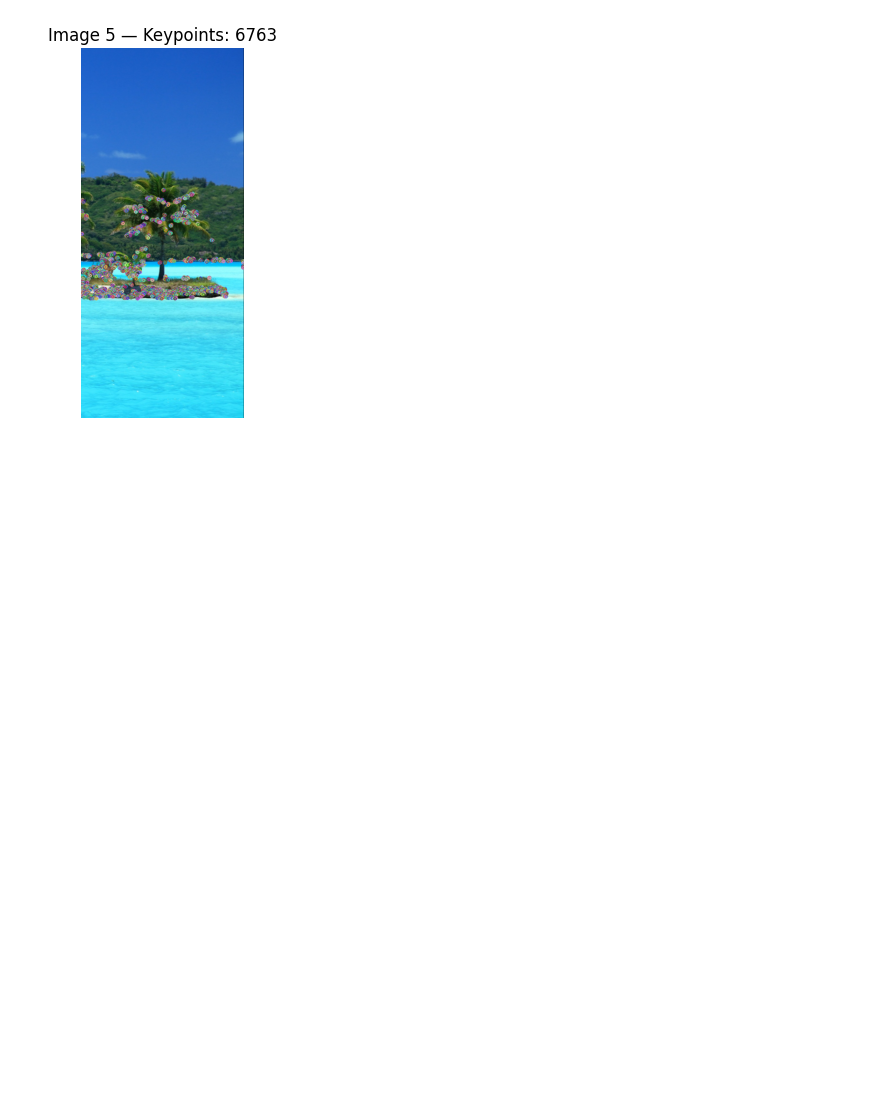
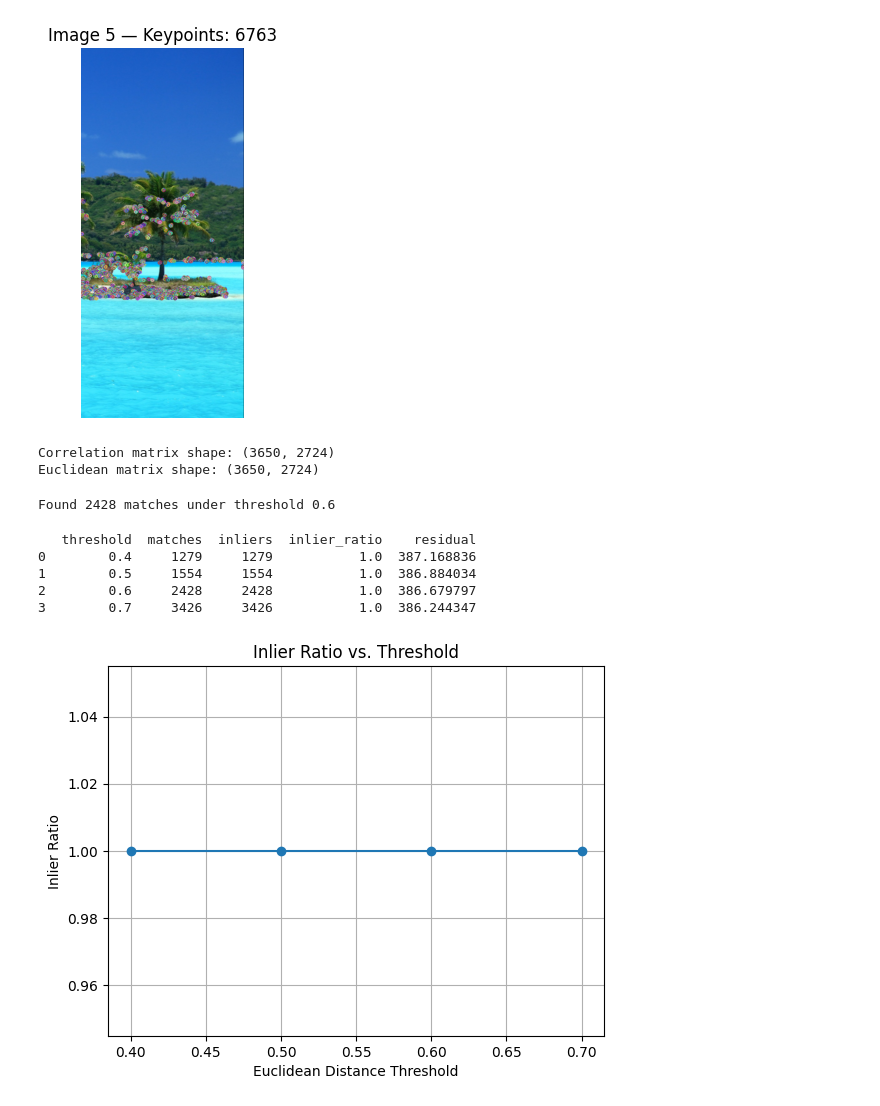
Before and after one commit to R0Njd/Data_Sc, a Jupyter notebook: image stitching/image_stitching.ipynb, the cells around one changed output. Drawn from its saved outputs; the diff is of its cells as text; code cells hidden in the pictures; blank space fills up the shorter version.

Commit message:
euclidean distance

```diff
--- a/image stitching/image_stitching.ipynb
+++ b/image stitching/image_stitching.ipynb
@@ -201,0 +213,22 @@ Processing image 5...
+# %%
+desc1 = sift_descs_all[0]
+desc2 = sift_descs_all[1]
+
+corr_matrix = compute_normalized_correlation(desc1, desc2)
+euclid_matrix = compute_normalized_euclidean(desc1, desc2)
+
+print("Correlation matrix shape:", corr_matrix.shape)
+print("Euclidean matrix shape:", euclid_matrix.shape)
+# %% [output]
+Correlation matrix shape: (3650, 2724)
+Euclidean matrix shape: (3650, 2724)
+# %%
+# For each row (descriptor in image 1), find the index of the smallest distance in image 2
+best_match_indices = np.argmin(euclid_matrix, axis=1)  # shape = (num_desc1,)
+best_match_scores = np.min(euclid_matrix, axis=1)
+# %%
+threshold = 0.6
+matches = [(i, j) for i, (j, score) in enumerate(zip(best_match_indices, best_match_scores)) if score < threshold]
+print(f"Found {len(matches)} matches under threshold {threshold}")
+# %% [output]
+Found 2428 matches under threshold 0.6
@@ -201,0 +273,45 @@ Processing image 5...
+# %%
+from skimage.measure import ransac
+
+thresholds = [0.4, 0.5, 0.6, 0.7]
+results = []
+
+for th in thresholds:
+    matches = [(i, j) for i, (j, d) in enumerate(zip(np.argmin(euclid_matrix, axis=1),
+                                                     np.min(euclid_matrix, axis=1))) if d < th]
+
+    if len(matches) < 3:
+        continue  # Can't run RANSAC on < 3 matches
+
+    # Run RANSAC on these matches (you'll implement this in Step 5)
+    inliers, affine_matrix, residual = run_ransac(matches, sift_kps_all[0], sift_kps_all[1])
+
+    # Log stats
+    results.append({
+        'threshold': th,
+        'matches': len(matches),
+        'inliers': len(inliers),
+        'inlier_ratio': len(inliers)/len(matches),
+        'residual': residual
+    })
+
+# Display or plot results
+import pandas as pd
+df = pd.DataFrame(results)
+print(df)
+
+# Plot (optional)
+import matplotlib.pyplot as plt
+plt.plot(df['threshold'], df['inlier_ratio'], marker='o')
+plt.title("Inlier Ratio vs. Threshold")
+plt.xlabel("Euclidean Distance Threshold")
+plt.ylabel("Inlier Ratio")
+plt.grid(True)
+plt.show()
+# %% [output]
+   threshold  matches  inliers  inlier_ratio    residual
+0        0.4     1279     1279           1.0  387.168836
+1        0.5     1554     1554           1.0  386.884034
+2        0.6     2428     2428           1.0  386.679797
+3        0.7     3426     3426           1.0  386.244347
+[figure, added]
```
Also changed, not shown: parts of 6 cells of this notebook.
